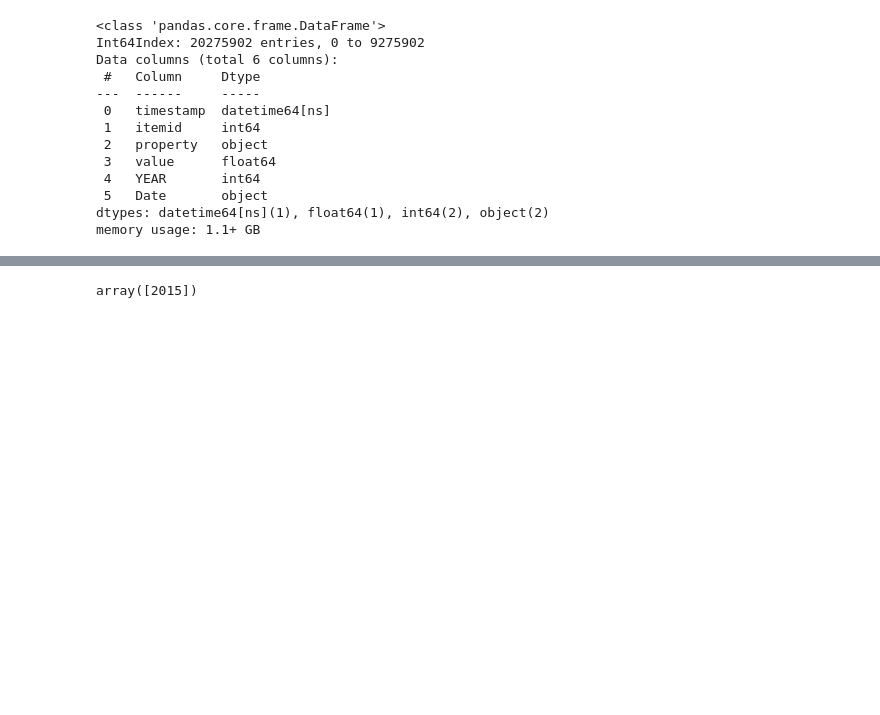
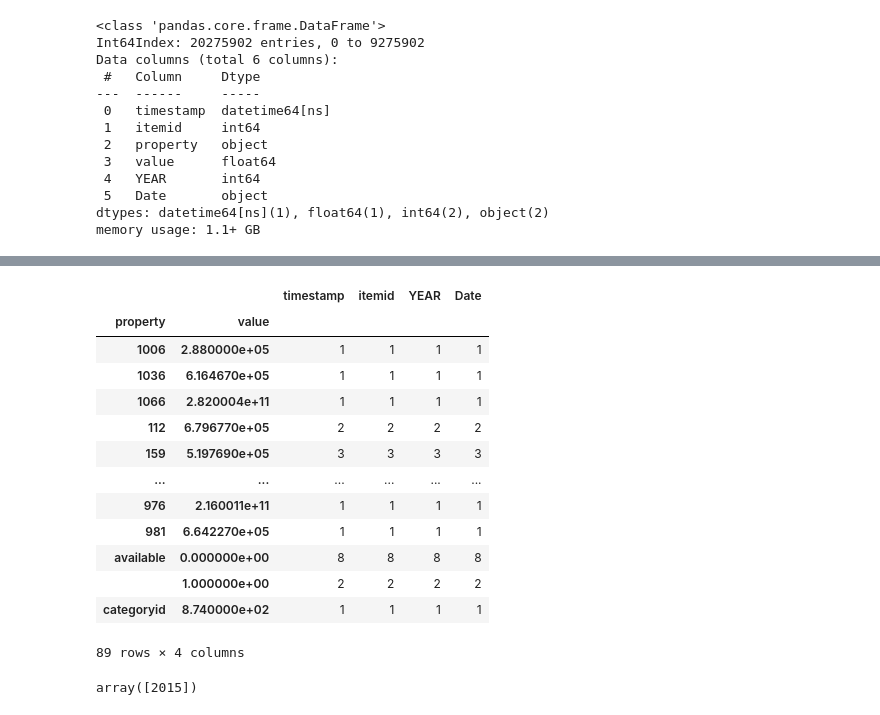
Before and after one commit to belladu0201/Deep_RL_Recommender_System, a Jupyter notebook: 10_Code/railrocket_eda_Beibei_Du_AIPI531_SP23.ipynb, the cells around one changed output, grey strips where cells are left out. Saved outputs shown, nothing was run; the diff lists cells and outputs as text; code cells hidden in the pictures; blank space fills up the shorter version.

```diff
--- a/10_Code/railrocket_eda_Beibei_Du_AIPI531_SP23.ipynb
+++ b/10_Code/railrocket_eda_Beibei_Du_AIPI531_SP23.ipynb
@@ -402,4 +465,21 @@ df_item_properties_total_sample
 100 rows × 6 columns
+# %%
+df_item_properties_total_sample.groupby(['property', 'value']).count()
+# %% [output]
+|  |  | timestamp | itemid | YEAR | Date |
+| property | value |  |  |  |  |
+| 1006 | 2.880000e+05 | 1 | 1 | 1 | 1 |
+| 1036 | 6.164670e+05 | 1 | 1 | 1 | 1 |
+| 1066 | 2.820004e+11 | 1 | 1 | 1 | 1 |
+| 112 | 6.796770e+05 | 2 | 2 | 2 | 2 |
+| 159 | 5.197690e+05 | 3 | 3 | 3 | 3 |
+| ... | ... | ... | ... | ... | ... |
+| 976 | 2.160011e+11 | 1 | 1 | 1 | 1 |
+| 981 | 6.642270e+05 | 1 | 1 | 1 | 1 |
+| available | 0.000000e+00 | 8 | 8 | 8 | 8 |
+|  | 1.000000e+00 | 2 | 2 | 2 | 2 |
+| categoryid | 8.740000e+02 | 1 | 1 | 1 | 1 |
+89 rows × 4 columns
 # %%
 df_item_properties_total.YEAR.unique()
 # %% [output]
```
Also changed, not shown: parts of 12 cells of this notebook.
